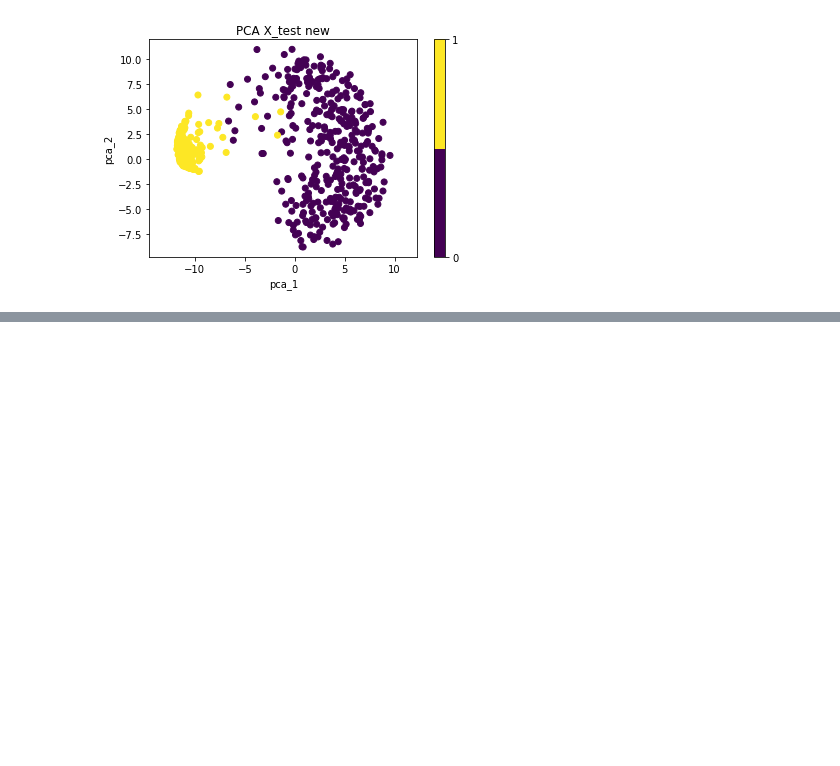
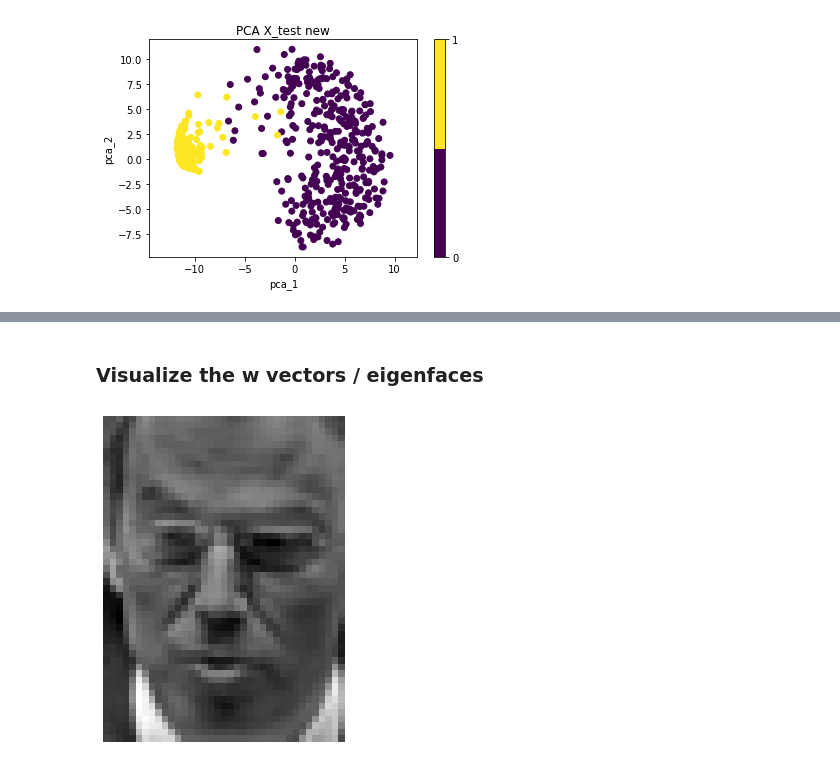
Before and after one commit to pwl482/patrec_2020, a Jupyter notebook: Assignment_5/PCA_Paul.ipynb, the cells around one changed output, grey strips where cells are left out. Drawn from its saved outputs; the diff is of its cells as text; code cells hidden in the pictures; blank space fills up the shorter version.

```diff
--- a/Assignment_5/PCA_Paul.ipynb
+++ b/Assignment_5/PCA_Paul.ipynb
@@ -364,0 +377,7 @@ image_width: 37
+# %%
+def show_face(X):
+    fig = plt.figure(figsize=(20, 6))
+    img = X.reshape((h, w))
+    plt.imshow(img, cmap='gray')
+    plt.axis('off')
+    plt.show()
@@ -364,0 +400,7 @@ image_width: 37
+# %% [markdown]
+### Visualize the w vectors / eigenfaces
+# %%
+# first w vector
+show_face(w_faces_2PCs[:, 0])
+# %% [output]
+[figure, added]
```
Also changed, not shown: parts of 10 cells of this notebook.
